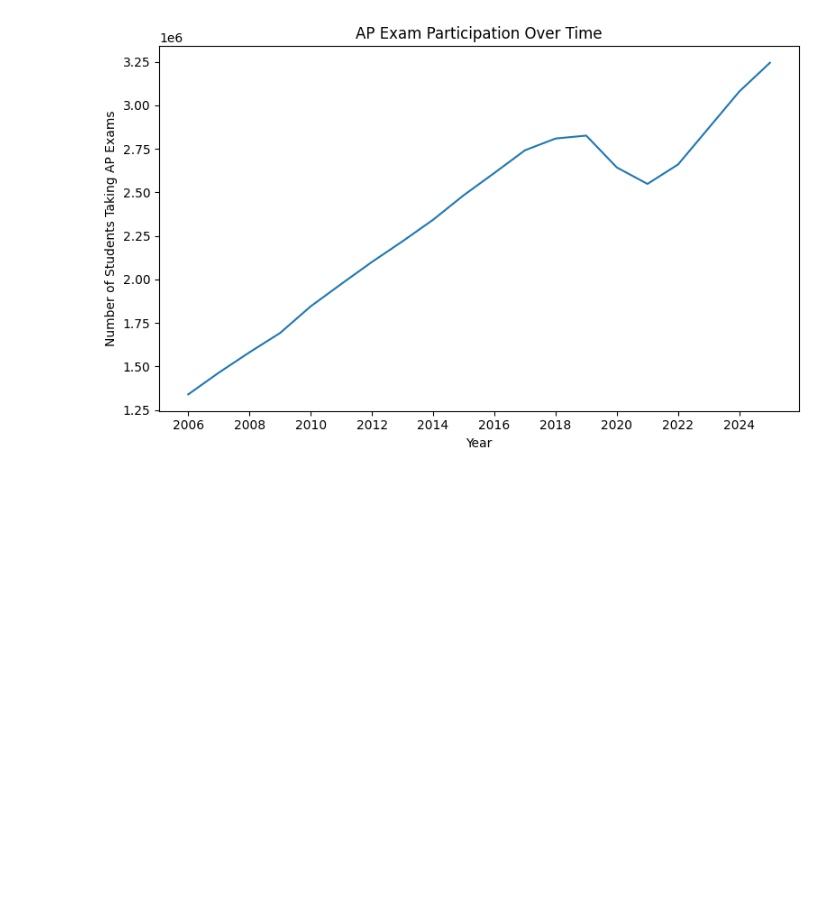
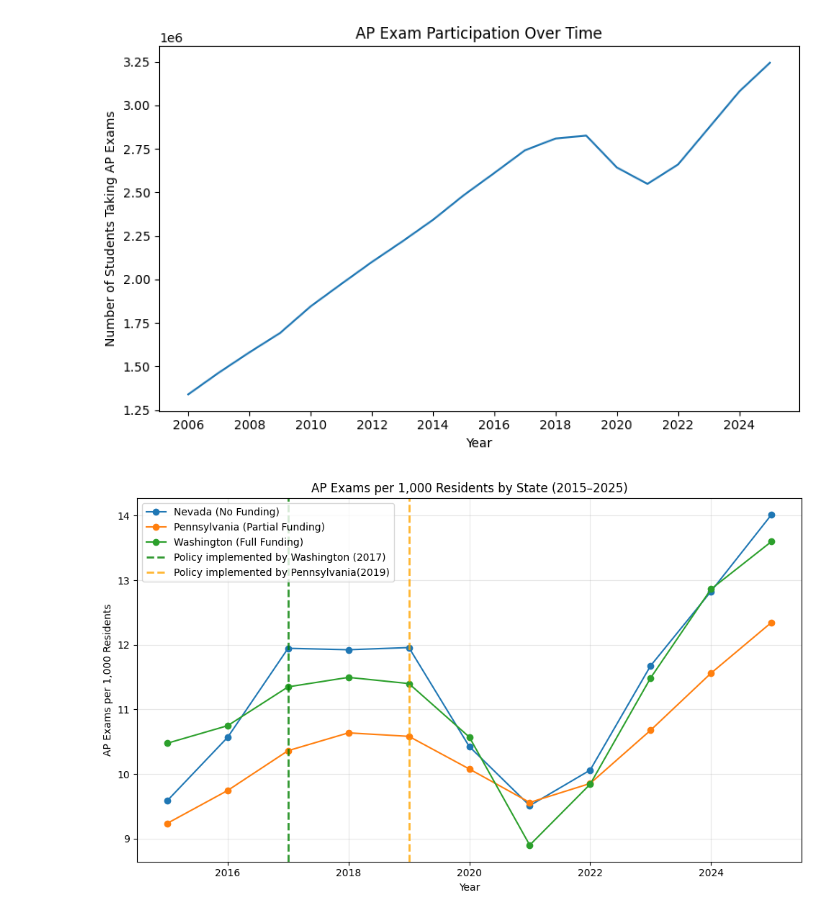
Before and after one commit to JWanderer73/AP-subsidies-Analysis, a Jupyter notebook: time_series.ipynb, the cells around one changed output. Drawn from its saved outputs; the diff is of its cells as text; code cells hidden in the pictures; blank space fills up the shorter version.

Commit message:
Time Series by State

```diff
--- a/time_series.ipynb
+++ b/time_series.ipynb
@@ -94,3 +95,99 @@ plt.tight_layout()
 plt.show()
 # %% [output]
 [figure]
+# %%
+import tabula
+import matplotlib.pyplot as plt
+
+ap_state_participation = tabula.read_pdf(
+    '/Users/alyssagong/Desktop/CollegeBoard_Data/AP_Volume_By_State.pdf',
+    pages="all",
+    lattice=True
+)
+ap_state_participation = ap_state_participation[0]
+
+state_df = ap_state_participation.copy()
+state_df = state_df.rename(columns={"Unnamed: 0": "State"})
+state_df = state_df[state_df["2015"].notna()]
+
+year_cols = [
+    "State",
+    "2015", "2016", "2017", "2018", "2019",
+    "2020", "2021", "2022", "2023", "2024", "2025"
+]
+
+state_df = state_df[year_cols]
+
+for col in year_cols[1:]:
+    state_df[col] = (
+        state_df[col]
+        .astype(str)
+        .str.replace(",", "", regex=False)
+        .astype(int)
+    )
+
+states = ["Nevada", "Pennsylvania", "Washington"]
+
+funding_df = state_df[state_df["State"].isin(states)]
+
+population = {
+    "Nevada": 3280000,
+    "Pennsylvania": 13100000,
+    "Washington": 8100000
+}
+labels = {
+    "Nevada": "Nevada (No Funding)",
+    "Pennsylvania": "Pennsylvania (Partial Funding)",
+    "Washington": "Washington (Full Funding)"
+}
+
+
+
+long_df = funding_df.melt(
+    id_vars="State",
+    var_name="Year",
+    value_name="AP_Participation"
+)
+long_df["Year"] = long_df["Year"].astype(int)
+long_df["Population"] = long_df["State"].map(population)
+long_df["AP_per_1000"] = (
+    long_df["AP_Participation"] / long_df["Population"] * 1000
+)
+
+plt.figure(figsize=(10, 6))
+
+for state in states:
+    subset = long_df[long_df["State"] == state]
+    plt.plot(
+        subset["Year"],
+        subset["AP_per_1000"],
+        marker="o",
+        label=labels[state]
+    )
+plt.axvline(
+    x=2017,
+    color="green",
+    linestyle="--",
+    linewidth=2,
+    alpha=0.8,
+    label="Policy implemented by Washington (2017)"
+)
+
+plt.axvline(
+    x=2019,
+    color="orange",
+    linestyle="--",
+    linewidth=2,
+    alpha=0.8,
+    label="Policy implemented by Pennsylvania(2019)"
+)
+
+plt.title("AP Exams per 1,000 Residents by State (2015–2025)")
+plt.xlabel("Year")
+plt.ylabel("AP Exams per 1,000 Residents")
+plt.legend()
+plt.grid(alpha=0.3)
+plt.tight_layout()
+plt.show()
+# %% [output]
+[figure, added]
```
Also changed, not shown: parts of 5 cells of this notebook.
